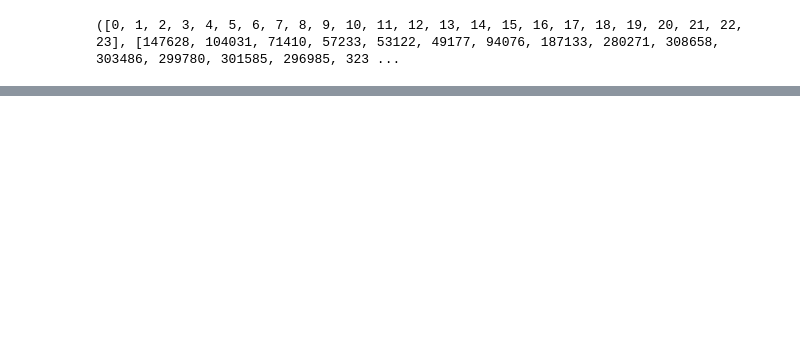
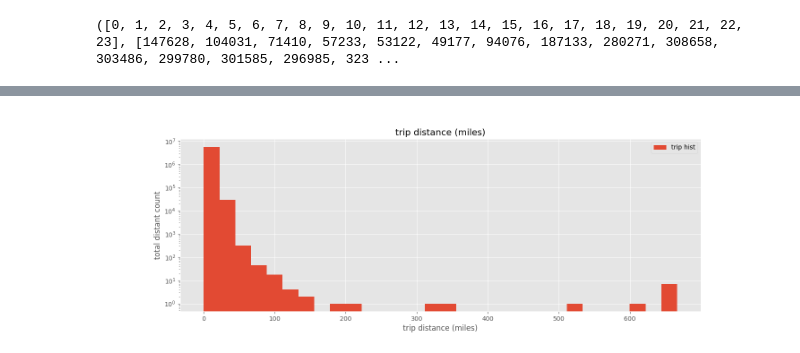
Before and after one commit to crazybber/go-jupyter, a Jupyter notebook: ETL-with-spark_2.ipynb, the cells around one changed output, grey strips where cells are left out. Saved outputs shown, nothing was run; the diff lists cells and outputs as text; code cells hidden in the pictures; blank space fills up the shorter version.

```diff
--- a/ETL-with-spark_2.ipynb
+++ b/ETL-with-spark_2.ipynb
@@ -1057,0 +1083,11 @@ plt.show()
+# %%
+# avoid distance less than 0
+
+#df_dist = pd.read_sql_query('SELECT trip_distance FROM table_record WHERE trip_distance > 0', nyc_database)
+#df_dist['trip_distance'].describe()
+
+# get all distance
+
+df_trip_distance = df.where(f.col('trip_distance') > 0.0001).select('trip_distance')
+
+df_trip_distance.show(10)
@@ -1057,0 +1117,8 @@ plt.show()
+# %%
+#from decimal import Decimal
+# lambda x: round(Decimal(x),3)
+
+list_trip_distance = df_trip_distance.select('trip_distance').rdd.flatMap(lambda x: x).collect()
+
+for i in range(10) :
+    list_trip_distance[i]
@@ -1057,0 +1143,16 @@ plt.show()
+# %%
+
+fig, ax = plt.subplots(figsize=(15,5))
+
+ax.set_title('trip distance (miles)')
+
+ax.set_yscale('log')
+ax.set_xlabel('trip distance (miles)')
+ax.set_ylabel('total distant count')
+ax.hist(list_trip_distance,bins=30,label='trip hist')
+
+ax.legend()
+plt.show()
+
+%matplot plt
+# %% [output]
@@ -1057,0 +1160 @@ plt.show()
+[figure, added]
```
Also changed, not shown: parts of 17 cells of this notebook.
